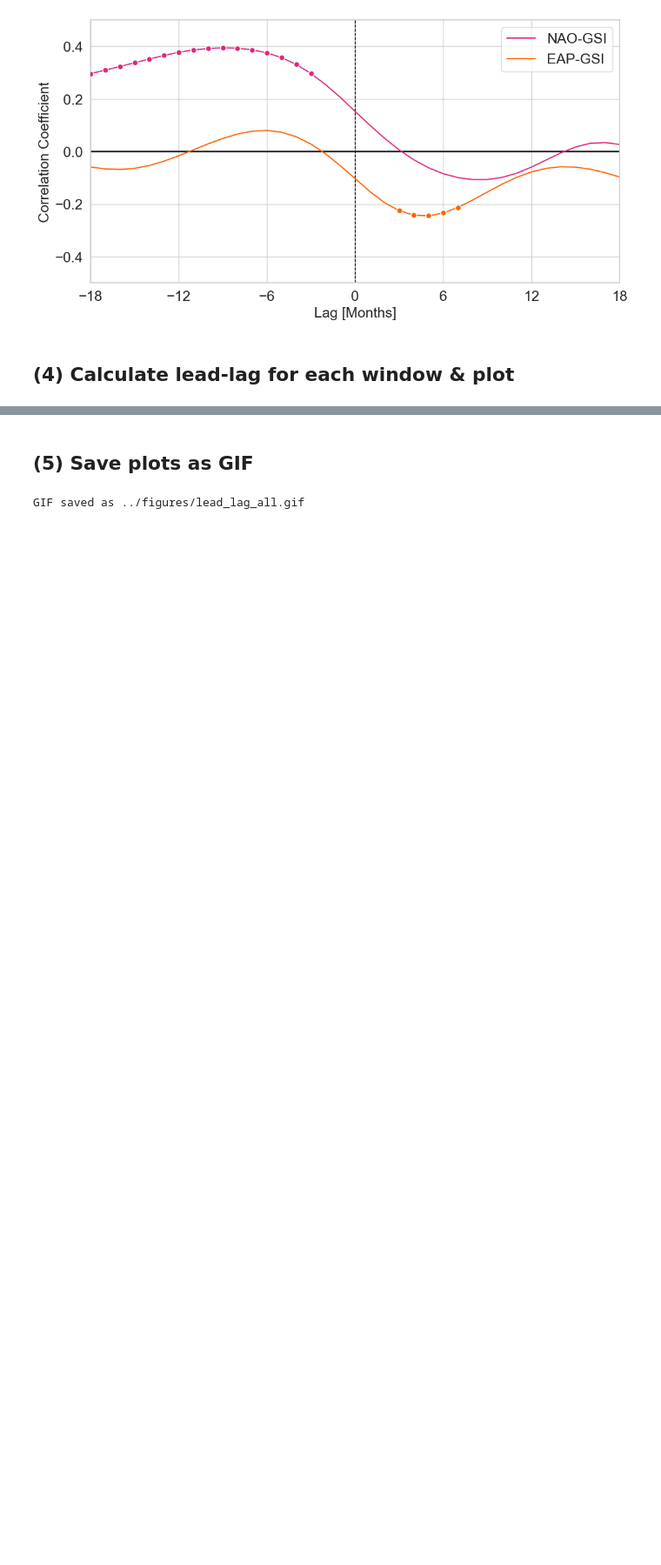
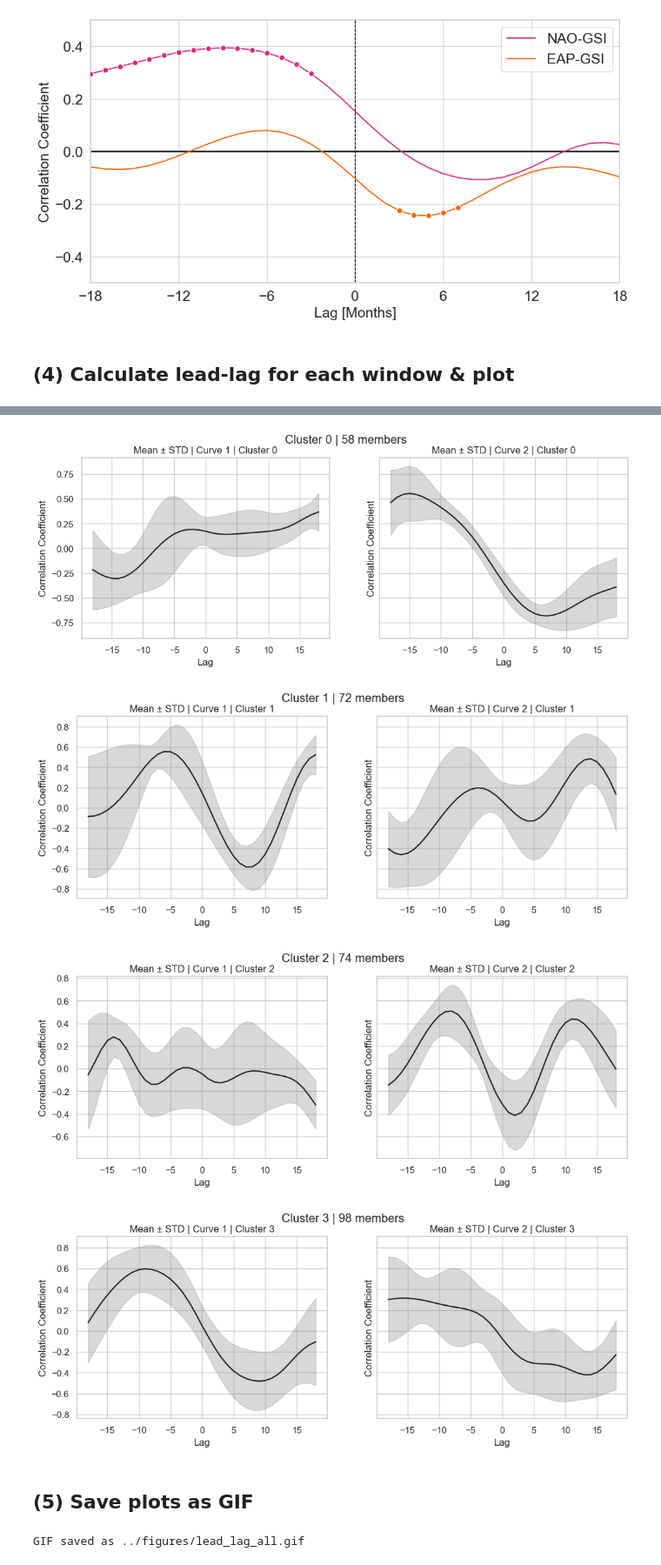
Before and after one commit to lillienders/gs-var, a Jupyter notebook: notebooks/lead_lag.ipynb, the cells around one changed output, grey strips where cells are left out. Shown: that part at 87% size. Saved outputs shown, nothing was run; the diff lists cells and outputs as text; code cells hidden in the pictures; blank space fills up the shorter version.

```diff
--- a/notebooks/lead_lag.ipynb
+++ b/notebooks/lead_lag.ipynb
@@ -203,3 +238,42 @@ with warnings.catch_warnings():
+# %%
+all_curves = np.stack((nao_gsi,eap_gsi))
+# %%
+all_curves = np.swapaxes(all_curves, 0, 1)
+all_curves = all_curves.reshape(302, -1)
+# %%
+from sklearn.cluster import KMeans
+kmeans  = KMeans(n_clusters=4, random_state=42)
+labels = kmeans.fit_predict(all_curves)
+# %%
+num_clusters = 4
+lags = np.arange(-18,19)
+# %%
+for k in range(num_clusters):
+    idx = np.where(labels == k)[0]
+
+    fig, ax = plt.subplots(1, 2, figsize=(12, 4), sharey=True)
+
+    for j in range(2):
+        # Get all curves for this cluster & curve type
+        curves = all_curves[j, idx, :]
+
+        mean_curve = curves.mean(axis=0)
+        std_curve = curves.std(axis=0)
+
+        ax[j].plot(lags, mean_curve, color='k')
+        ax[j].fill_between(lags, mean_curve - std_curve, mean_curve + std_curve,
+                           color='gray', alpha=0.3)
+        ax[j].set_title(f'Mean ± STD | Curve {j+1} | Cluster {k}')
+        ax[j].set_xlabel('Lag')
+        ax[j].set_ylabel('Correlation Coefficient')
+
+    plt.suptitle(f'Cluster {k} | {len(idx)} members')
+    plt.show()
+# %% [output]
+[figure, added]
+[figure, added]
+[figure, added]
+[figure, added]
 # %% [markdown]
 ## (5) Save plots as GIF
 # %%
```
Also changed, not shown: parts of 5 cells of this notebook, 19 other files.
